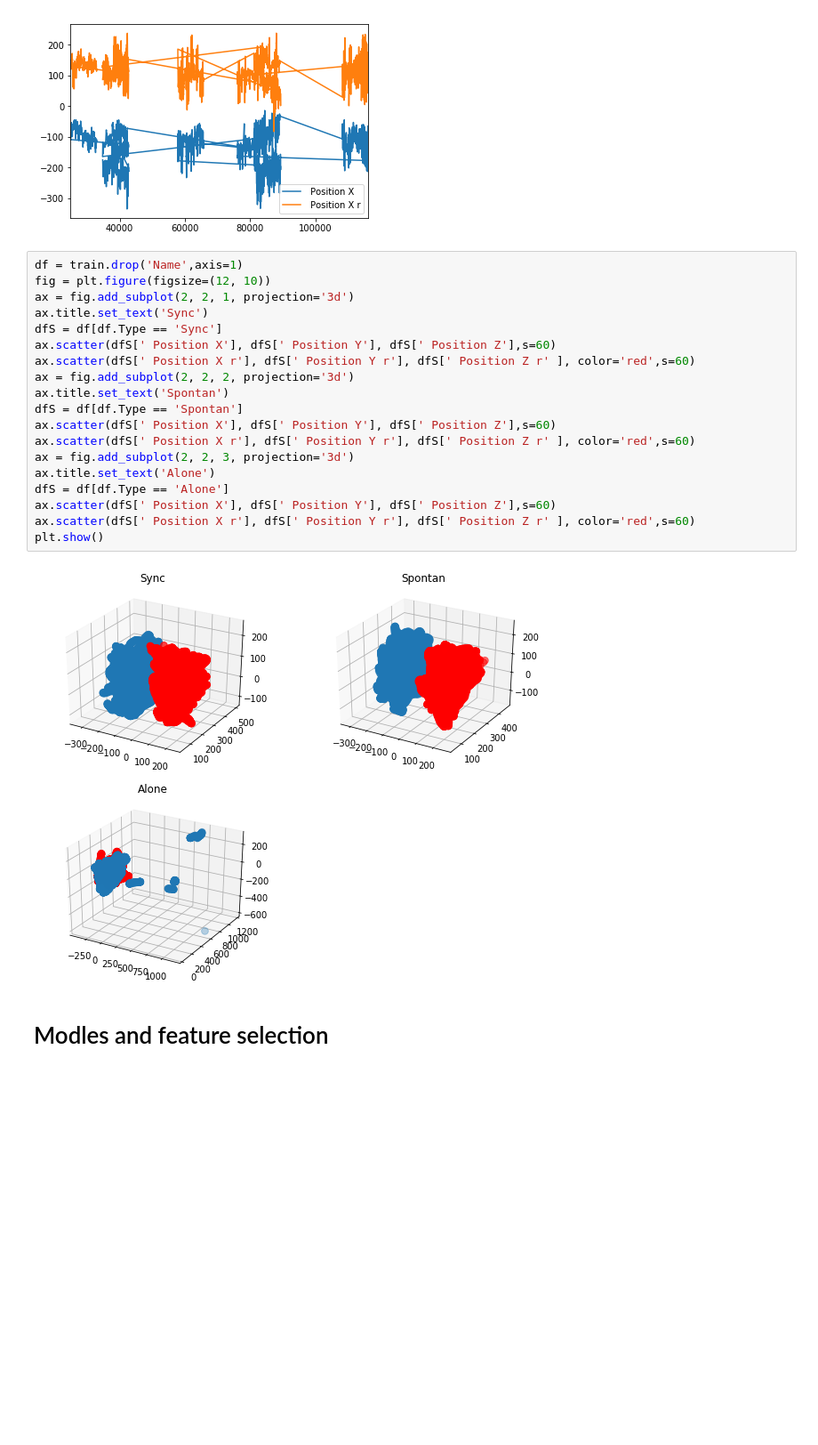
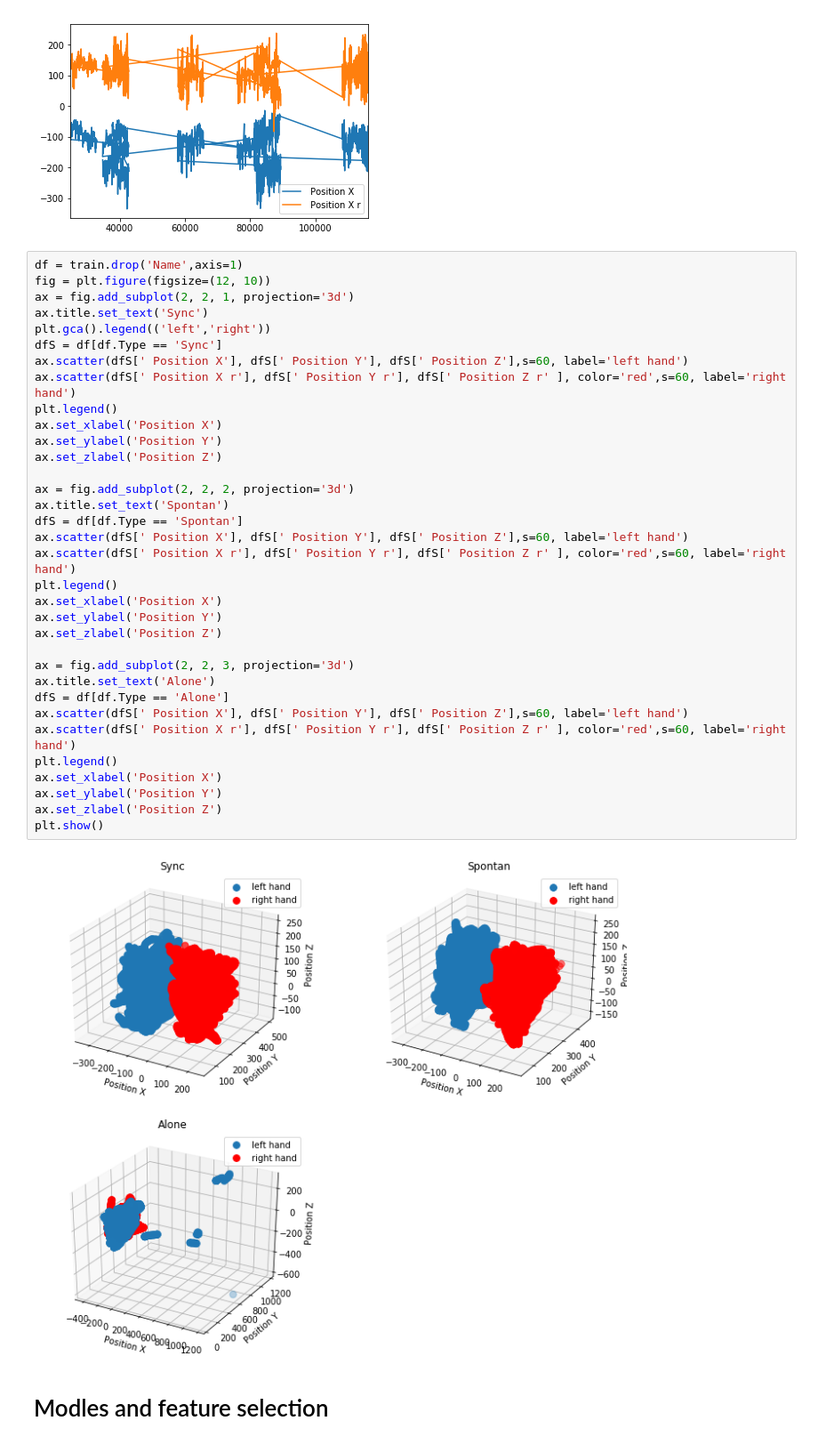
Before and after one commit to RoiPeleg/Datavis-project, a Jupyter notebook: hand recogntion.ipynb, the cells around one changed output. Shown at 89% size. Drawn from its saved outputs; the diff is of its cells as text; blank space fills up the shorter version.

```diff
--- a/hand recogntion.ipynb
+++ b/hand recogntion.ipynb
@@ -183,24 +185,39 @@ dtype: object
 # %%
 df = train.drop('Name',axis=1)
 fig = plt.figure(figsize=(12, 10))
 ax = fig.add_subplot(2, 2, 1, projection='3d')
 ax.title.set_text('Sync')
+plt.gca().legend(('left','right'))
 dfS = df[df.Type == 'Sync']
-ax.scatter(dfS[' Position X'], dfS[' Position Y'], dfS[' Position Z'],s=60)
-ax.scatter(dfS[' Position X r'], dfS[' Position Y r'], dfS[' Position Z r' ], color='red',s=60)
+ax.scatter(dfS[' Position X'], dfS[' Position Y'], dfS[' Position Z'],s=60, label='left hand')
+ax.scatter(dfS[' Position X r'], dfS[' Position Y r'], dfS[' Position Z r' ], color='red',s=60, label='right hand')
+plt.legend()
+ax.set_xlabel('Position X')
+ax.set_ylabel('Position Y')
+ax.set_zlabel('Position Z')
+
 ax = fig.add_subplot(2, 2, 2, projection='3d')
 ax.title.set_text('Spontan')
 dfS = df[df.Type == 'Spontan']
-ax.scatter(dfS[' Position X'], dfS[' Position Y'], dfS[' Position Z'],s=60)
-ax.scatter(dfS[' Position X r'], dfS[' Position Y r'], dfS[' Position Z r' ], color='red',s=60)
+ax.scatter(dfS[' Position X'], dfS[' Position Y'], dfS[' Position Z'],s=60, label='left hand')
+ax.scatter(dfS[' Position X r'], dfS[' Position Y r'], dfS[' Position Z r' ], color='red',s=60, label='right hand')
+plt.legend()
+ax.set_xlabel('Position X')
+ax.set_ylabel('Position Y')
+ax.set_zlabel('Position Z')
+
 ax = fig.add_subplot(2, 2, 3, projection='3d')
 ax.title.set_text('Alone')
 dfS = df[df.Type == 'Alone']
-ax.scatter(dfS[' Position X'], dfS[' Position Y'], dfS[' Position Z'],s=60)
-ax.scatter(dfS[' Position X r'], dfS[' Position Y r'], dfS[' Position Z r' ], color='red',s=60)
+ax.scatter(dfS[' Position X'], dfS[' Position Y'], dfS[' Position Z'],s=60, label='left hand')
+ax.scatter(dfS[' Position X r'], dfS[' Position Y r'], dfS[' Position Z r' ], color='red',s=60, label='right hand')
+plt.legend()
+ax.set_xlabel('Position X')
+ax.set_ylabel('Position Y')
+ax.set_zlabel('Position Z')
 plt.show()
 # %% [output]
-[figure, old version]
+[figure, new version]
 # %% [markdown]
 # Modles and feature selection
 # %%
```
Also changed, not shown: parts of 8 cells of this notebook.
